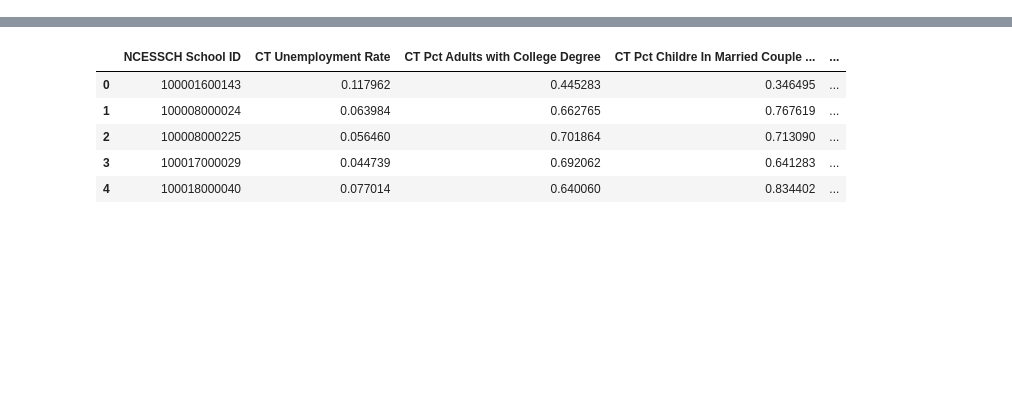
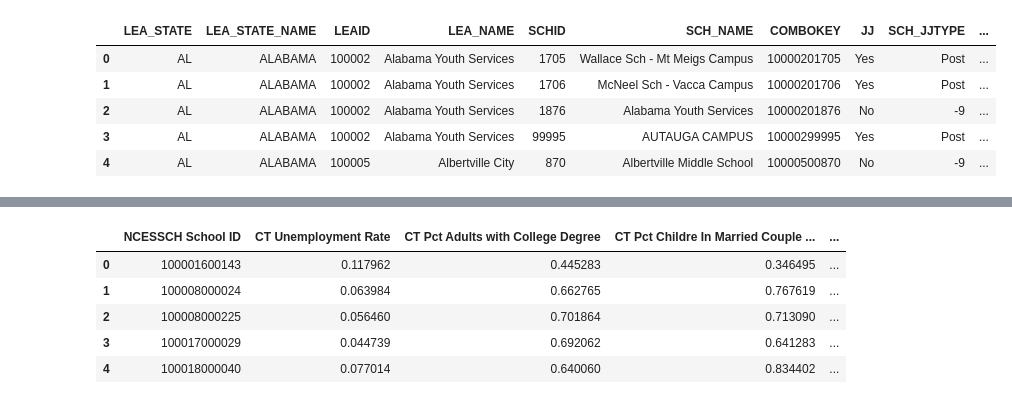
Before and after one commit to brisamh/education, a Jupyter notebook: code/Education_Template.ipynb, the cells around one changed output, grey strips where cells are left out. Drawn from its saved outputs; the diff is of its cells as text; code cells hidden in the pictures; blank space fills up the shorter version.

Commit message:
Commit New Data

```diff
--- a/code/Education_Template.ipynb
+++ b/code/Education_Template.ipynb
@@ -17,0 +22,2 @@ school_info = pd.read_csv(r'C:\Users\brisa\Documents\0 Seattle U\DATA 5100 Found
+# %%
+justice_facilities = pd.read_csv('https://raw.githubusercontent.com/brisamh/education/main/data/CRDC_Justice_Facilities.csv', encoding="latin1")
@@ -17,0 +46,9 @@ school_info = pd.read_csv(r'C:\Users\brisa\Documents\0 Seattle U\DATA 5100 Found
+# %%
+justice_facilities.head()
+# %% [output]
+|  | LEA_STATE | LEA_STATE_NAME | LEAID | LEA_NAME | SCHID | SCH_NAME | COMBOKEY | JJ | SCH_JJTYPE | ... |
+| 0 | AL | ALABAMA | 100002 | Alabama Youth Services | 1705 | Wallace Sch - Mt Meigs Campus | 10000201705 | Yes | Post | ... |
+| 1 | AL | ALABAMA | 100002 | Alabama Youth Services | 1706 | McNeel Sch - Vacca Campus | 10000201706 | Yes | Post | ... |
+| 2 | AL | ALABAMA | 100002 | Alabama Youth Services | 1876 | Alabama Youth Services | 10000201876 | No | -9 | ... |
+| 3 | AL | ALABAMA | 100002 | Alabama Youth Services | 99995 | AUTAUGA CAMPUS | 10000299995 | Yes | Post | ... |
+| 4 | AL | ALABAMA | 100005 | Albertville City | 870 | Albertville Middle School | 10000500870 | No | -9 | ... |
```
Also changed, not shown: parts of 7 cells of this notebook, 2 other files.
